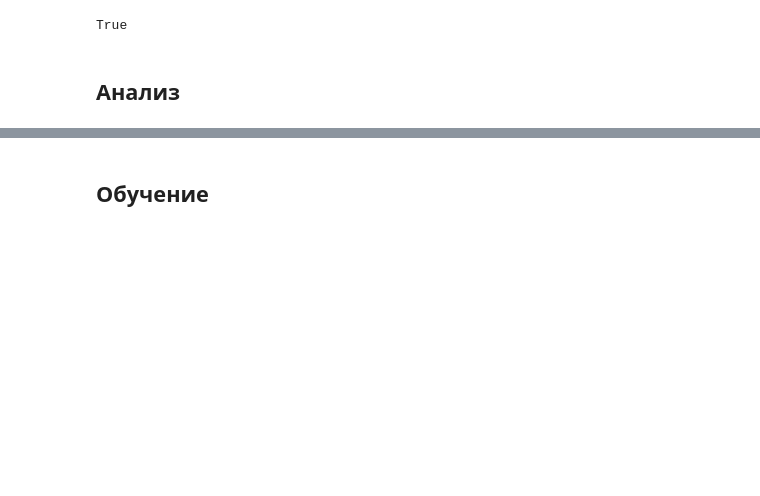
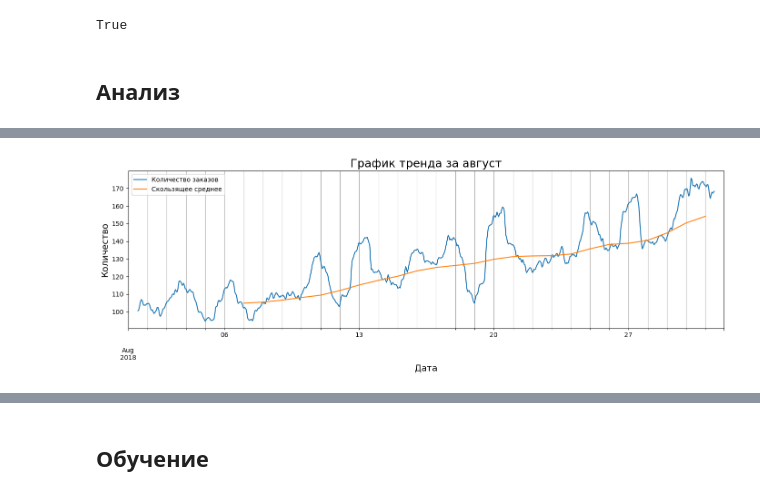
Before and after one commit to step8rother/Yandex_Practicum_Data_Scientist, a Jupyter notebook: 11 Временные ряды/9_project_forecast_taxi_orders.ipynb, the cells around one changed output, grey strips where cells are left out. Saved outputs shown, nothing was run; the diff lists cells and outputs as text; code cells hidden in the pictures; blank space fills up the shorter version.

```diff
--- a/11 Временные ряды/9_project_forecast_taxi_orders.ipynb
+++ b/11 Временные ряды/9_project_forecast_taxi_orders.ipynb
@@ -94,0 +160,11 @@ plt.show()
+# %%
+decomposed_aug.trend.plot(ax=plt.gca(), figsize=(14, 5))
+decomposed_aug.trend.resample('1D').mean().rolling(7).mean().plot(ax=plt.gca(), figsize=(14, 5))
+plt.grid(which='minor')
+plt.legend(['Количество заказов', 'Скользящее среднее'])
+plt.title('График тренда за август', fontsize=18)
+plt.xlabel('Дата', fontsize=14)
+plt.ylabel('Количество', fontsize=14)
+plt.tight_layout()
+# %% [output]
+[figure, added]
```
Also changed, not shown: parts of 51 cells of this notebook.
